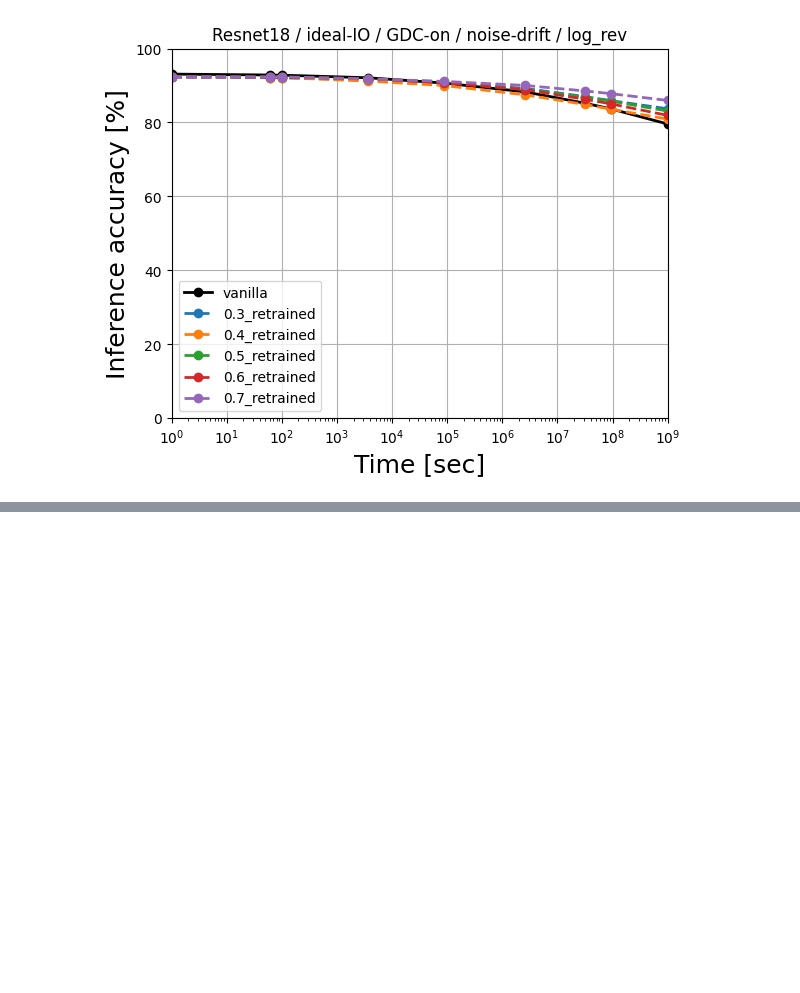
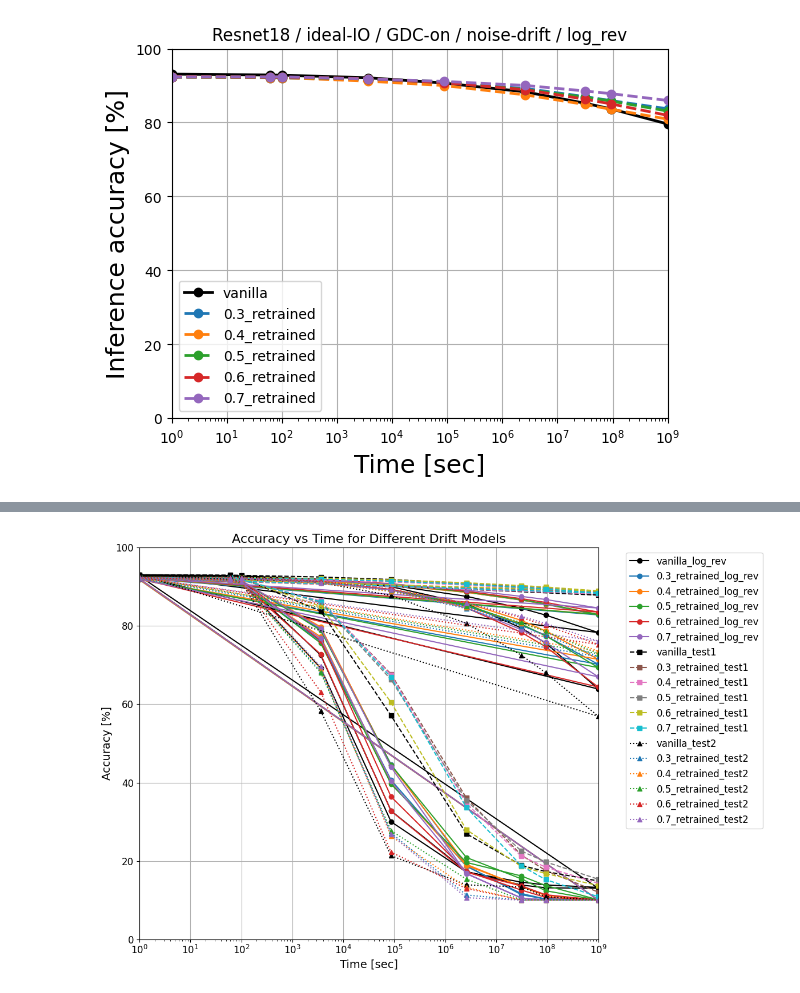
Before and after one commit to PRAM-weight-biasing/PRAM-weight-biasing, a Jupyter notebook: z_data_processing/250319_acc_plot.ipynb, the cells around one changed output, grey strips where cells are left out. Cells and saved outputs as stored; diff of their text form; code cells hidden in the pictures; blank space fills up the shorter version.

Commit message:
v-g test

```diff
--- a/z_data_processing/250319_acc_plot.ipynb
+++ b/z_data_processing/250319_acc_plot.ipynb
@@ -362,0 +308,7 @@ Generated Seed2: 15795
+# %%
+df2 = df_raw.copy()
+# %%
+# df = df[df['drift_model'] == 0.01]
+df2 = df2[df2['Gmin']=='default']
+df2 = df2[df2['fix_seed']==42]
+# df2 = df2[df2['retrain']!='X']
@@ -362,0 +319,3 @@ Generated Seed2: 15795
+# %%
+df2['new_col'] = df2['model_type'].astype(str) + '_' + df2['drift_model'].astype(str)
+df2['new_col'].unique()
@@ -362,0 +342,40 @@ Generated Seed2: 15795
+# %%
+plt.figure(figsize=(12, 8))
+
+# Plot for each drift model
+drift_models = ['log_rev', 'test1', 'test2']
+linestyles = ['-', '--', ':']  # different line styles for each drift model
+markers = ['o', 's', '^']      # different markers for each drift model
+
+for drift_model, ls, marker in zip(drift_models, linestyles, markers):
+    # Plot vanilla first
+    mask_vanilla = (df2['model_type'] == 'vanilla') & (df2['drift_model'] == drift_model)
+    plt.plot(df2[mask_vanilla]['inf_time'],
+             df2[mask_vanilla]['accuracy'],
+             label=f'vanilla_{drift_model}',
+             color='black',
+             linestyle=ls,
+             marker=marker)
+
+    # Plot retrained models
+    for ratio in ['0.3', '0.4', '0.5', '0.6', '0.7']:
+        mask = (df2['model_type'] == f'{ratio}_retrained') & (df2['drift_model'] == drift_model)
+        plt.plot(df2[mask]['inf_time'],
+                df2[mask]['accuracy'],
+                label=f'{ratio}_retrained_{drift_model}',
+                linestyle=ls,
+                marker=marker)
+
+plt.xscale('log')
+plt.grid(True)
+plt.xlabel('Time [sec]', fontsize=14)
+plt.ylabel('Accuracy [%]', fontsize=14)
+plt.title('Accuracy vs Time for Different Drift Models', fontsize=16)
+plt.legend(bbox_to_anchor=(1.05, 1), loc='upper left')
+plt.ylim(0, 100)
+plt.xlim(1, 1e9)
+
+plt.tight_layout()
+plt.show()
+# %% [output]
+[figure, added]
```
Also changed, not shown: parts of 8 cells of this notebook, 6 other files.
